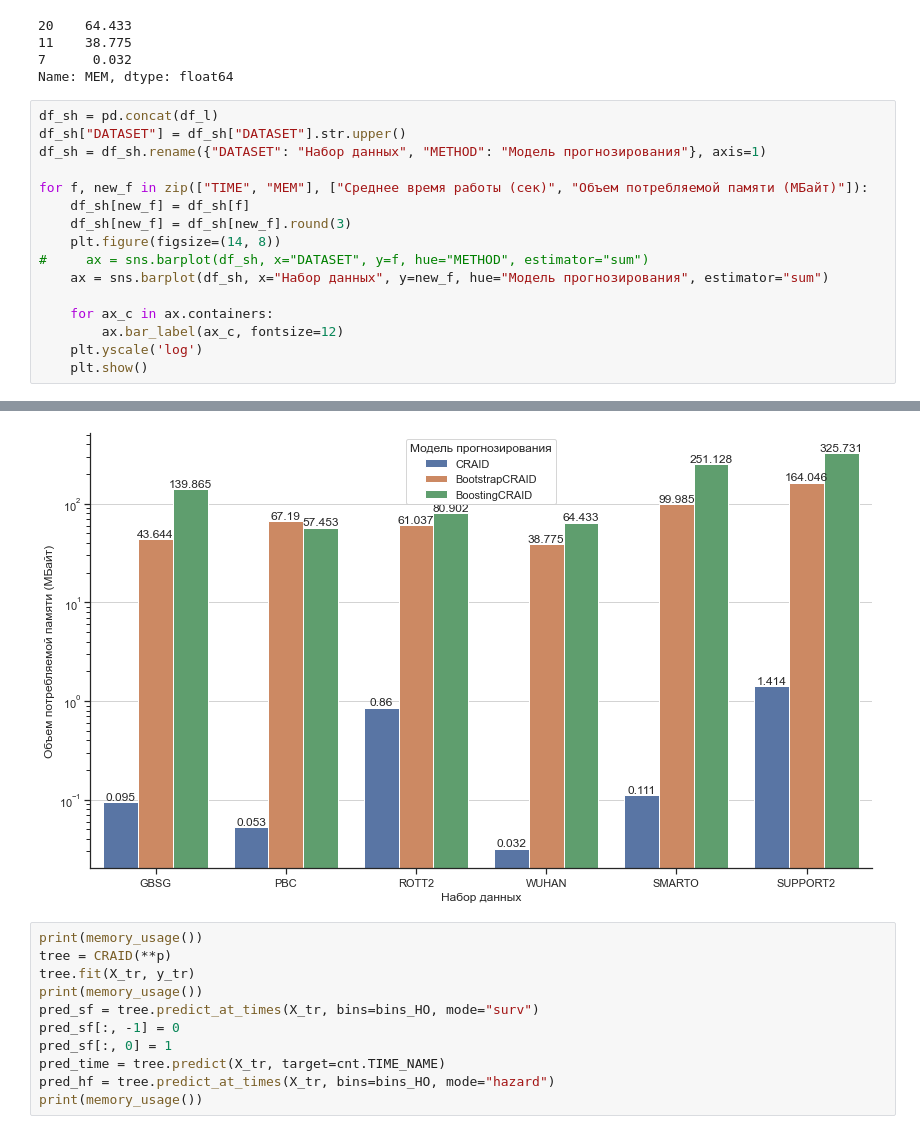
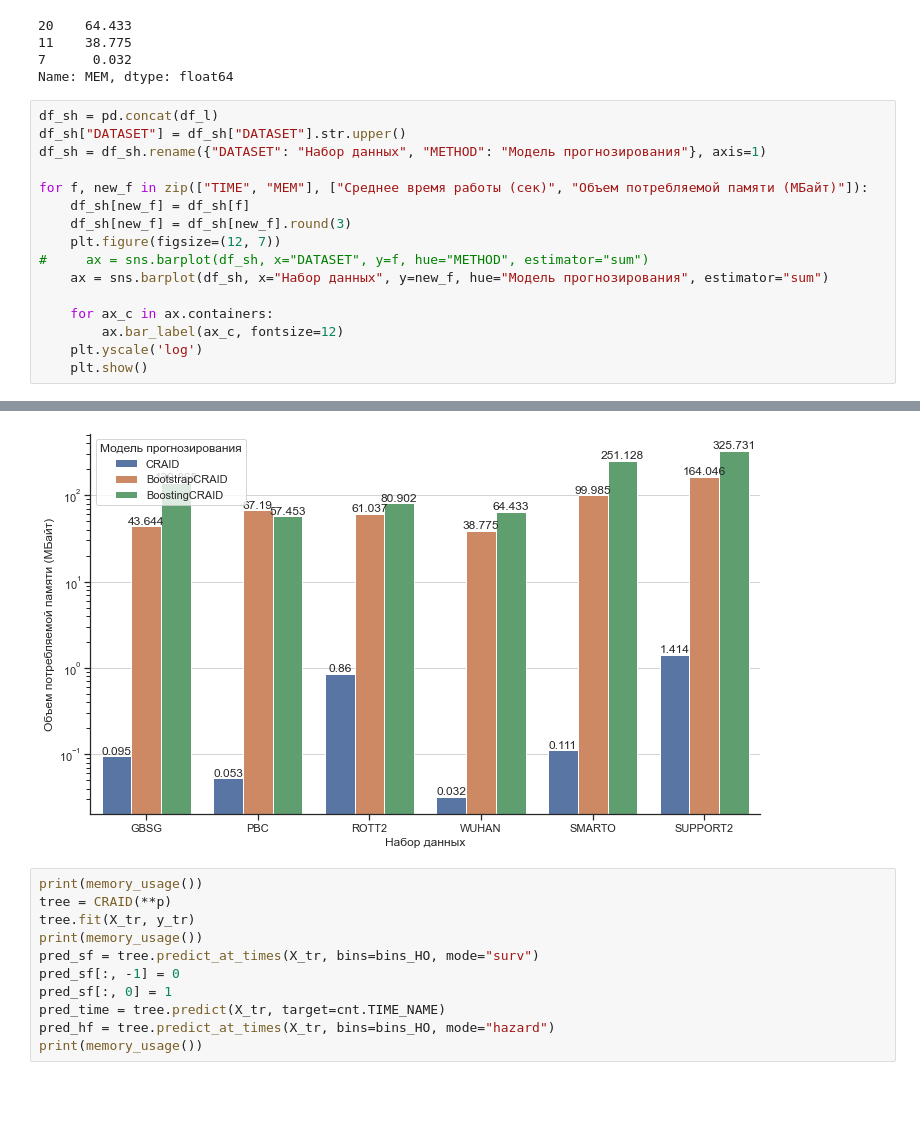
Before and after one commit to iuliivasilev/dev-survivors, a Jupyter notebook: demonstration/Dissertation/Chapter5_Survivors.ipynb, the cells around one changed output, grey strips where cells are left out. Cells and saved outputs as stored; diff of their text form; blank space fills up the shorter version.

```diff
--- a/demonstration/Dissertation/Chapter5_Survivors.ipynb
+++ b/demonstration/Dissertation/Chapter5_Survivors.ipynb
@@ -651,7 +651,7 @@ df_sh = df_sh.rename({"DATASET": "Набор данных", "METHOD": "Моде
 for f, new_f in zip(["TIME", "MEM"], ["Среднее время работы (сек)", "Объем потребляемой памяти (МБайт)"]):
     df_sh[new_f] = df_sh[f]
     df_sh[new_f] = df_sh[new_f].round(3)
-    plt.figure(figsize=(14, 8))
+    plt.figure(figsize=(12, 7))
 #     ax = sns.barplot(df_sh, x="DATASET", y=f, hue="METHOD", estimator="sum")
     ax = sns.barplot(df_sh, x="Набор данных", y=new_f, hue="Модель прогнозирования", estimator="sum")
 
@@ -664,4 +664,4 @@ for f, new_f in zip(["TIME", "MEM"], ["Среднее время работы (
-[figure, old version]
+[figure, new version]
 # %%
 print(memory_usage())
 tree = CRAID(**p)
```
Also changed, not shown: parts of 1 cell of this notebook.
